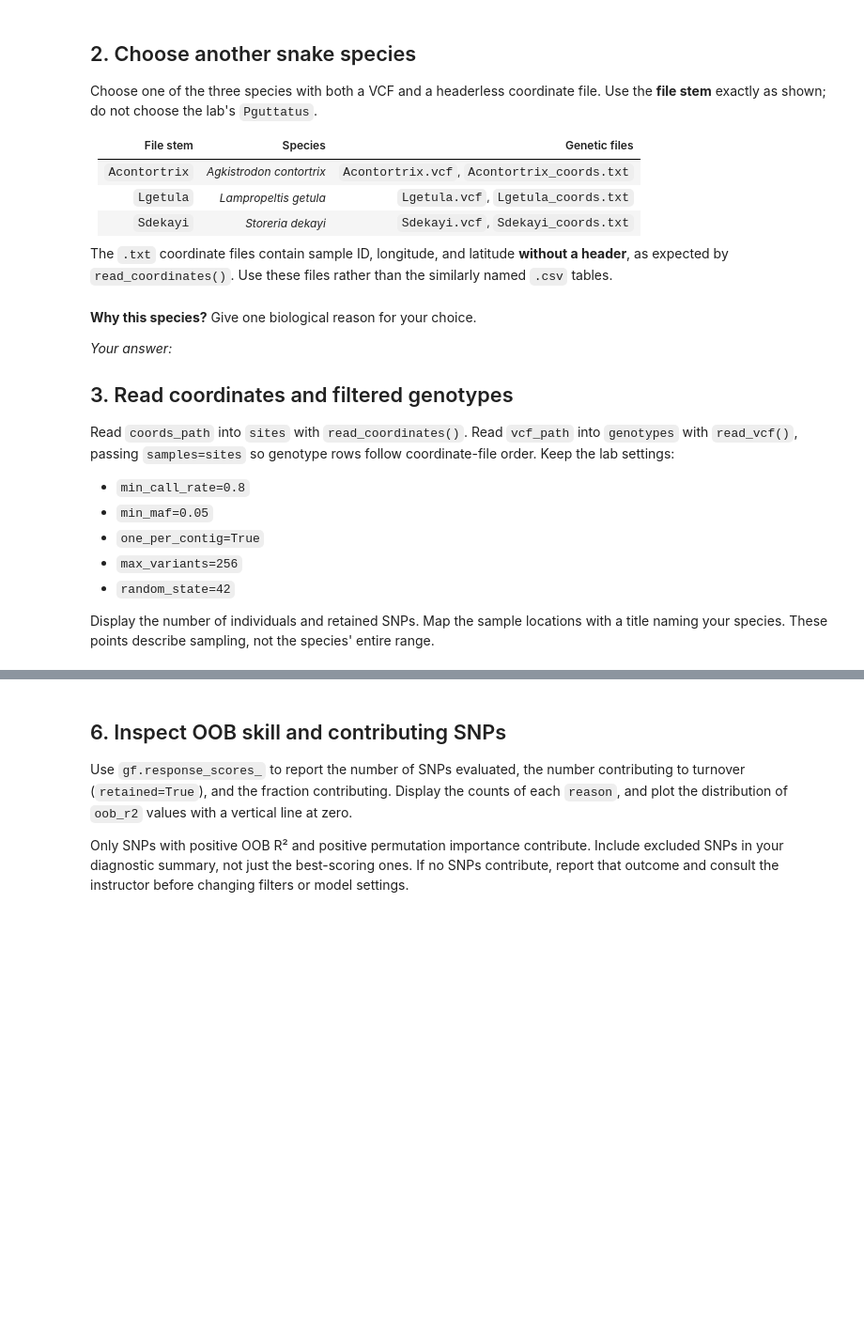
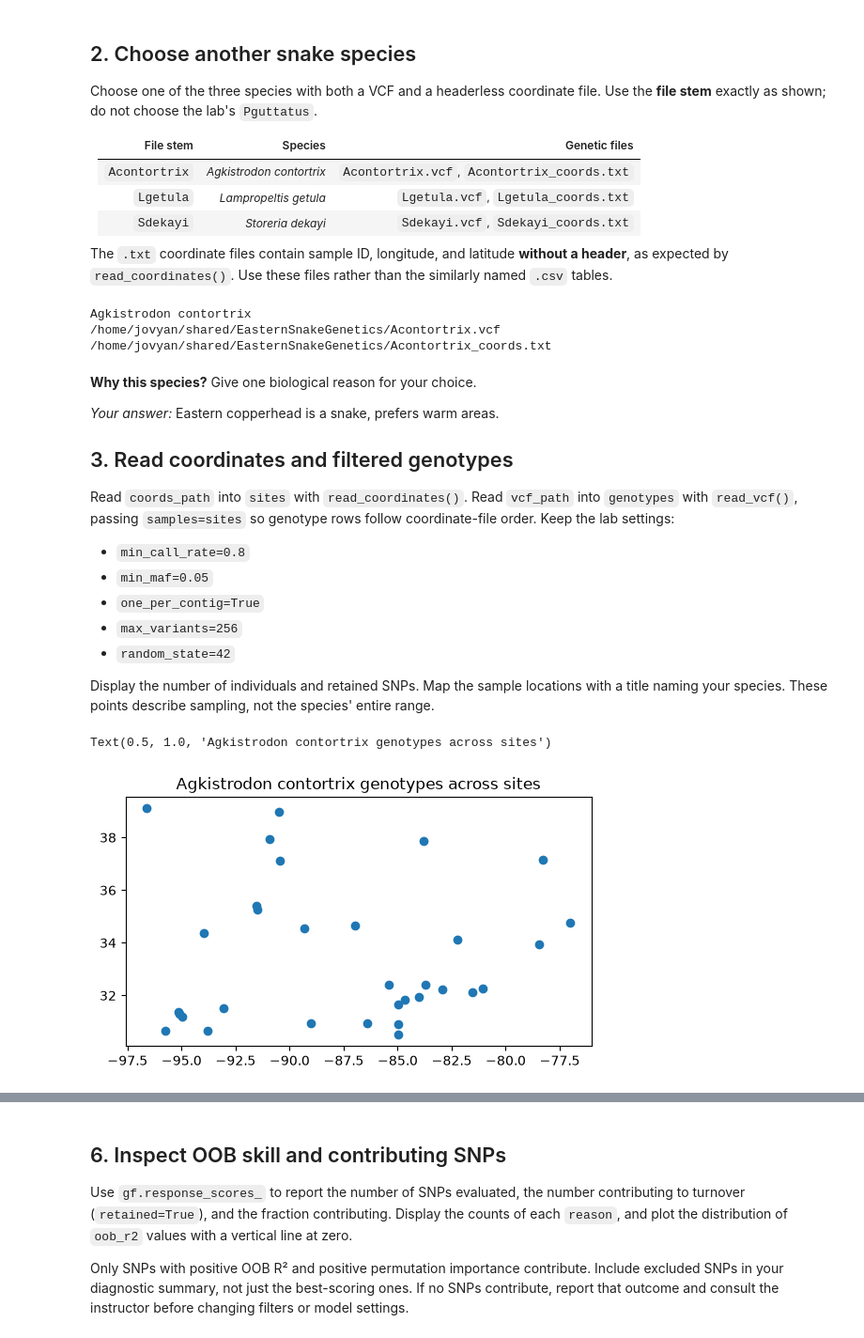
Before and after one commit to carlycoughlin-ux/BIO597-SpatialBiodiversity, a Jupyter notebook: docs/assignments/Assignment-09-GradientForest.ipynb, the cells around one changed output, grey strips where cells are left out. Shown at 94% size. Cells and saved outputs as stored; diff of their text form; code cells hidden in the pictures; blank space fills up the shorter version.

```diff
--- a/docs/assignments/Assignment-09-GradientForest.ipynb
+++ b/docs/assignments/Assignment-09-GradientForest.ipynb
@@ -53,14 +53,14 @@ Choose one of the three species with both a VCF and a headerless coordinate file
 
 The `.txt` coordinate files contain sample ID, longitude, and latitude **without a header**, as expected by `read_coordinates()`. Use these files rather than the similarly named `.csv` tables.
 # %%
-target_species = "YOUR_SPECIES_HERE"
+target_species = "Acontortrix"
 
 species_names = {
     "Acontortrix": "Agkistrodon contortrix",
     "Lgetula": "Lampropeltis getula",
     "Sdekayi": "Storeria dekayi",
 }
-assert target_species in species_names, "Choose one of the three file stems above."
+assert target_species in species_names, "Acontortrix"
 
 species_name = species_names[target_species]
 vcf_path = genetics_dir / f"{target_species}.vcf"
@@ -73,10 +73,14 @@ output_dir.mkdir(parents=True, exist_ok=True)
 print(species_name)
 print(vcf_path)
 print(coords_path)
+# %% [output]
+Agkistrodon contortrix
+/home/jovyan/shared/EasternSnakeGenetics/Acontortrix.vcf
+/home/jovyan/shared/EasternSnakeGenetics/Acontortrix_coords.txt
 # %% [markdown]
 **Why this species?** Give one biological reason for your choice.
 
-*Your answer:*
+*Your answer:* Eastern copperhead is a snake, prefers warm areas.
 
 ## 3. Read coordinates and filtered genotypes
 
@@ -91,9 +95,25 @@ Read `coords_path` into `sites` with `read_coordinates()`. Read `vcf_path` into
 Display the number of individuals and retained SNPs. Map the sample locations with a title naming your species. These points describe sampling, not the species' entire range.
 # %%
 # Read coordinates as sites.
+sites = read_coordinates("/home/jovyan/shared/EasternSnakeGenetics/Acontortrix_coords.txt")
 # Read the VCF as genotypes, using samples=sites and all five settings above.
+genotypes = read_vcf(
+    "/home/jovyan/shared/EasternSnakeGenetics/Acontortrix.vcf",
+    samples=sites,
+    min_call_rate=0.8,
+    min_maf=0.05,
+    one_per_contig=True,
+    max_variants=256,
+    random_state=42,
+)
 # Use genotypes.dosage.to_pandas().shape to inspect individuals × SNPs.
+genotypes.dosage.to_pandas().shape
 # Print the dimensions and plot sites with a species title.
+sites.plot()
+plt.title("Agkistrodon contortrix genotypes across sites")
+# %% [output]
+Text(0.5, 1.0, 'Agkistrodon contortrix genotypes across sites')
+[figure, added]
 # %% [markdown]
 **Interpretation:**
 
```
Also changed, not shown: parts of 22 cells of this notebook, 11 other files.
